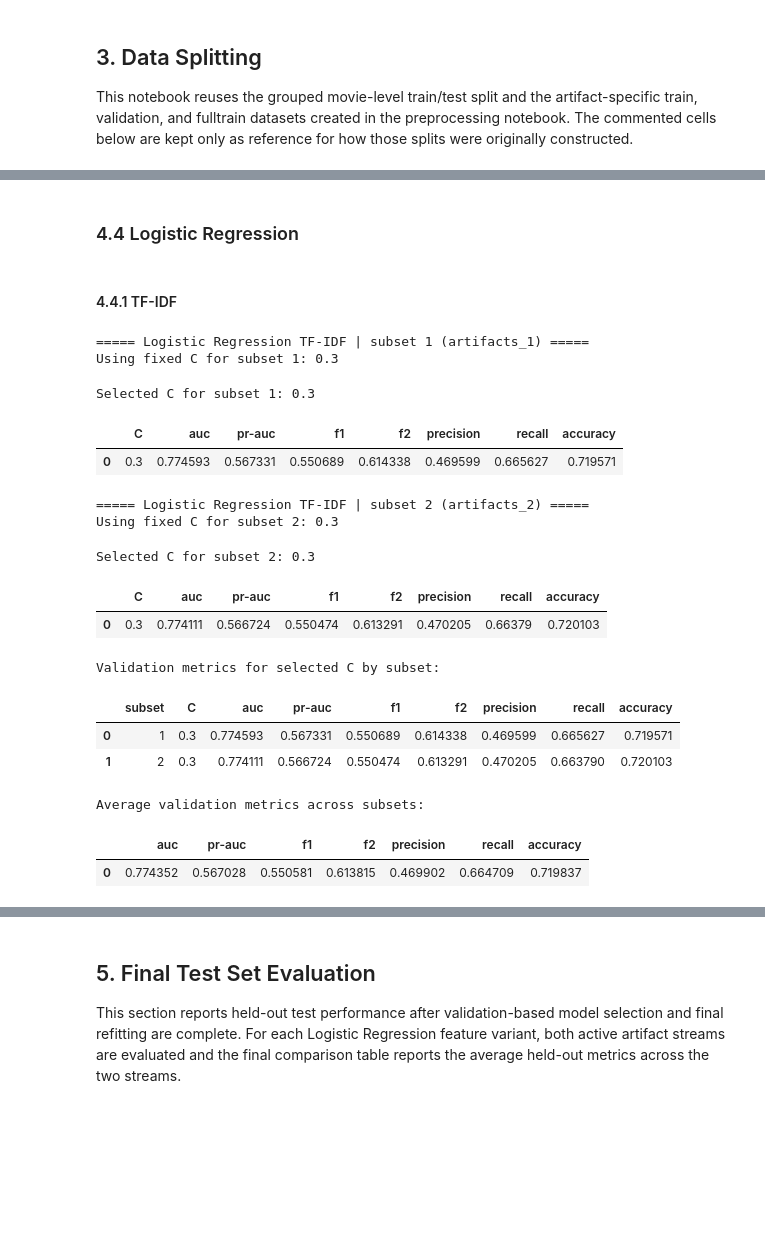
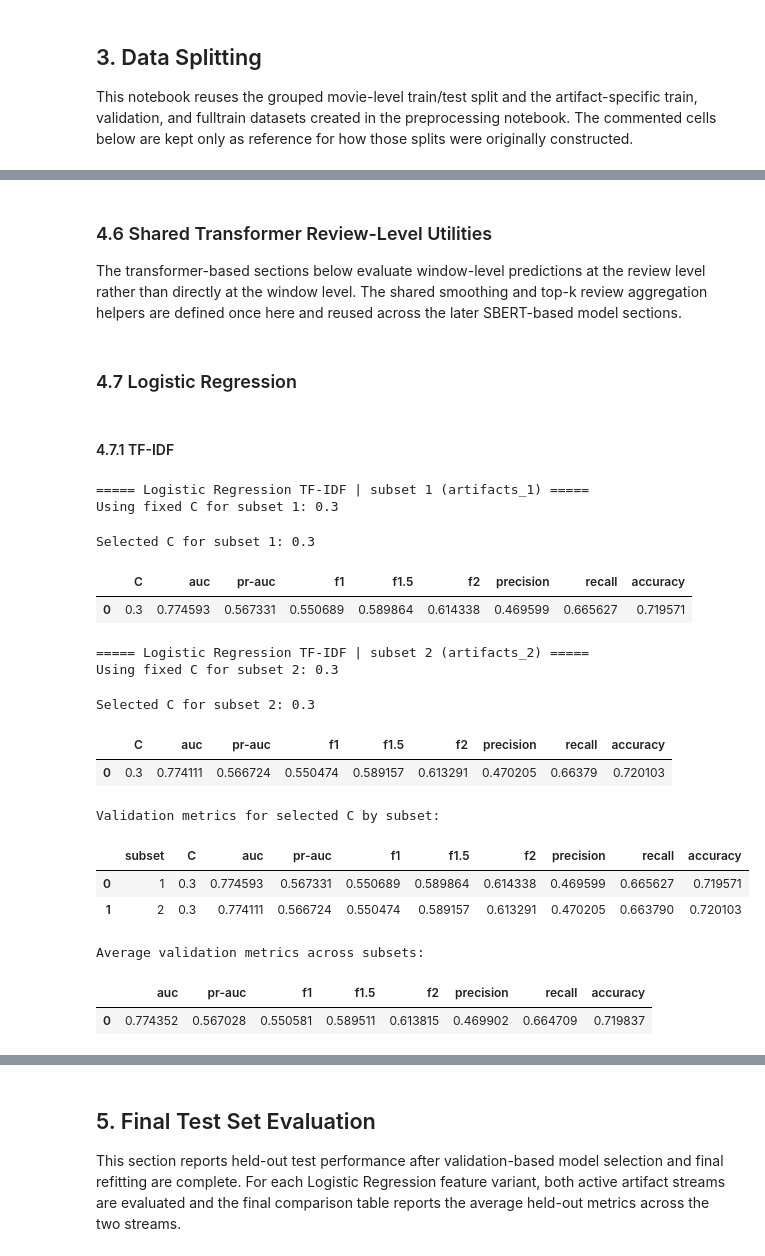
Before and after one commit to lzrcode-816/3244-Group-17-IMDB-Spoiler-Detection, a Jupyter notebook: Group17_ProjectDeSpoiler_Model.ipynb, the cells around one changed output, grey strips where cells are left out. Saved outputs shown, nothing was run; the diff lists cells and outputs as text; code cells hidden in the pictures; blank space fills up the shorter version.

Commit message:
Extended the baseline and shared threshold-selection workflow, and reorganized the notebook so all model sections follow the artifact-based pipeline with common tuning and fast-rerun settings

```diff
--- a/Group17_ProjectDeSpoiler_Model.ipynb
+++ b/Group17_ProjectDeSpoiler_Model.ipynb
@@ -399,2 +725,4 @@ https://scikit-learn.org/stable/model_persistence.html#security-maintainability-
 # %% [markdown]
-### 4.4 Logistic Regression
+### 4.6 Shared Transformer Review-Level Utilities
+
+The transformer-based sections below evaluate window-level predictions at the review level rather than directly at the window level. The shared smoothing and top-k review aggregation helpers are defined once here and reused across the later SBERT-based model sections.
@@ -401,34 +792,26 @@ https://scikit-learn.org/stable/model_persistence.html#security-maintainability-
+# %% [markdown]
+### 4.7 Logistic Regression
 # %% [markdown]
-#### 4.4.1 TF-IDF
+#### 4.7.1 TF-IDF
 # %%
+# Model Training and Validation Tuning
 from sklearn.linear_model import LogisticRegression
 
-SUBSET_TO_ARTIFACT = {
-    "1": "artifacts_1",
-    "2": "artifacts_2",
-}
-
-metric_cols = ["auc", "average_precision", "f1", "f2", "precision", "recall", "accuracy"]
+metric_cols = ["auc", "average_precision", "f1", "f1.5", "f2", "precision", "recall", "accuracy"]
 logreg_tfidf_best_c_by_subset = {}
 logreg_tfidf_models = {}
+logreg_tfidf_val_probs_by_subset = {}
 logreg_tfidf_tuning_results = {}
 tfidf_validation_rows = []
 
 for subset_name, artifact_name in SUBSET_TO_ARTIFACT.items():
     print(f"\n===== Logistic Regression TF-IDF | subset {subset_name} ({artifact_name}) =====")
 
-    # Validation split for model selection.
     validation_artifacts = load_validation_split(artifact_name=artifact_name)
     X_train = validation_artifacts["X_tfidf_train"]
     X_val = validation_artifacts["X_tfidf_val"]
     y_train = validation_artifacts["y_train"]
     y_val = validation_artifacts["y_val"]
-
-    if X_train.shape[0] != len(y_train) or X_val.shape[0] != len(y_val):
-        raise ValueError(
-            f"TF-IDF artifact mismatch for {artifact_name}: "
-            f"train={X_train.shape[0]}/{len(y_train)}, val={X_val.shape[0]}/{len(y_val)}"
-        )
 
     artifact_idx = int(subset_name) - 1
     fixed_c = LR_TFIDF_FIXED_C[artifact_idx] if artifact_idx < len(LR_TFIDF_FIXED_C) else None
@@ -457,6 +840,7 @@ for subset_name, artifact_name in SUBSET_TO_ARTIFACT.items():
                 "auc": roc_auc_score(y_val, y_val_prob),
                 "average_precision": average_precision_score(y_val, y_val_prob),
                 "f1": f1_score(y_val, y_val_prob >= 0.5, zero_division=0),
+                "f1.5": fbeta_score(y_val, y_val_prob >= 0.5, beta=1.5, zero_division=0),
                 "f2": fbeta_score(y_val, y_val_prob >= 0.5, beta=2, zero_division=0),
                 "precision": precision_score(y_val, y_val_prob >= 0.5, zero_division=0),
                 "recall": recall_score(y_val, y_val_prob >= 0.5, zero_division=0),
@@ -465,7 +849,7 @@ for subset_name, artifact_name in SUBSET_TO_ARTIFACT.items():
         )
 
     tuning_df = pd.DataFrame(tuning_rows).sort_values("auc", ascending=False).reset_index(drop=True)
-    best_c = float(tuning_df.loc[0, "C"] )
+    best_c = float(tuning_df.loc[0, "C"])
 
     logreg_tfidf_tuning_results[subset_name] = tuning_df
     logreg_tfidf_best_c_by_subset[subset_name] = best_c
@@ -480,7 +864,19 @@ for subset_name, artifact_name in SUBSET_TO_ARTIFACT.items():
     selected_row = tuning_df.loc[0, ["C"] + metric_cols].to_dict()
     tfidf_validation_rows.append({"subset": subset_name, **selected_row})
 
-    # Refit on the full-train split for final evaluation.
+    selected_val_model = LogisticRegression(
+        C=best_c,
+        solver="saga",
+        max_iter=LR_MAX_ITER,
+        random_state=RANDOM_STATE,
+        class_weight=CLASS_WEIGHT,
+    )
+    selected_val_model.fit(X_train, y_train)
+    logreg_tfidf_val_probs_by_subset[subset_name] = {
+        "y_true": y_val,
+        "y_prob": selected_val_model.predict_proba(X_val)[:, 1],
+    }
+
     full_artifacts = load_full_train_test(artifact_name=artifact_name, use_fulltrain=True)
     X_train_full = full_artifacts["X_tfidf_train_full"]
     y_train_full = full_artifacts["y_train_full"]
@@ -494,40 +890,40 @@ for subset_name, artifact_name in SUBSET_TO_ARTIFACT.items():
     )
     final_model.fit(X_train_full, y_train_full)
     logreg_tfidf_models[subset_name] = final_model
 
 tfidf_validation_metrics_df = pd.DataFrame(tfidf_validation_rows)
 print("Validation metrics for selected C by subset:")
 display(
     tfidf_validation_metrics_df[["subset", "C"] + metric_cols]
     .rename(columns={"average_precision": "pr-auc"})
     .round(6)
 )
 
 validation_details_tfidf = tfidf_validation_metrics_df.copy()
 validation_summary_tfidf = tfidf_validation_metrics_df[metric_cols].mean().to_frame().T
 
 print("Average validation metrics across subsets:")
 display(
     validation_summary_tfidf.rename(columns={"average_precision": "pr-auc"}).round(6)
 )
 
 logreg_tfidf_best_c = logreg_tfidf_best_c_by_subset["1"]
 logreg_tfidf_model = logreg_tfidf_models["1"]
 # %% [output]
 ===== Logistic Regression TF-IDF | subset 1 (artifacts_1) =====
 Using fixed C for subset 1: 0.3
 Selected C for subset 1: 0.3
-|  | C | auc | pr-auc | f1 | f2 | precision | recall | accuracy |
-| 0 | 0.3 | 0.774593 | 0.567331 | 0.550689 | 0.614338 | 0.469599 | 0.665627 | 0.719571 |
+|  | C | auc | pr-auc | f1 | f1.5 | f2 | precision | recall | accuracy |
+| 0 | 0.3 | 0.774593 | 0.567331 | 0.550689 | 0.589864 | 0.614338 | 0.469599 | 0.665627 | 0.719571 |
 ===== Logistic Regression TF-IDF | subset 2 (artifacts_2) =====
 Using fixed C for subset 2: 0.3
 Selected C for subset 2: 0.3
-|  | C | auc | pr-auc | f1 | f2 | precision | recall | accuracy |
-| 0 | 0.3 | 0.774111 | 0.566724 | 0.550474 | 0.613291 | 0.470205 | 0.66379 | 0.720103 |
+|  | C | auc | pr-auc | f1 | f1.5 | f2 | precision | recall | accuracy |
+| 0 | 0.3 | 0.774111 | 0.566724 | 0.550474 | 0.589157 | 0.613291 | 0.470205 | 0.66379 | 0.720103 |
 Validation metrics for selected C by subset:
-|  | subset | C | auc | pr-auc | f1 | f2 | precision | recall | accuracy |
-| 0 | 1 | 0.3 | 0.774593 | 0.567331 | 0.550689 | 0.614338 | 0.469599 | 0.665627 | 0.719571 |
-| 1 | 2 | 0.3 | 0.774111 | 0.566724 | 0.550474 | 0.613291 | 0.470205 | 0.663790 | 0.720103 |
+|  | subset | C | auc | pr-auc | f1 | f1.5 | f2 | precision | recall | accuracy |
+| 0 | 1 | 0.3 | 0.774593 | 0.567331 | 0.550689 | 0.589864 | 0.614338 | 0.469599 | 0.665627 | 0.719571 |
+| 1 | 2 | 0.3 | 0.774111 | 0.566724 | 0.550474 | 0.589157 | 0.613291 | 0.470205 | 0.663790 | 0.720103 |
 Average validation metrics across subsets:
-|  | auc | pr-auc | f1 | f2 | precision | recall | accuracy |
-| 0 | 0.774352 | 0.567028 | 0.550581 | 0.613815 | 0.469902 | 0.664709 | 0.719837 |
+|  | auc | pr-auc | f1 | f1.5 | f2 | precision | recall | accuracy |
+| 0 | 0.774352 | 0.567028 | 0.550581 | 0.589511 | 0.613815 | 0.469902 | 0.664709 | 0.719837 |
```
Also changed, not shown: parts of 104 cells of this notebook, 1 other file.
